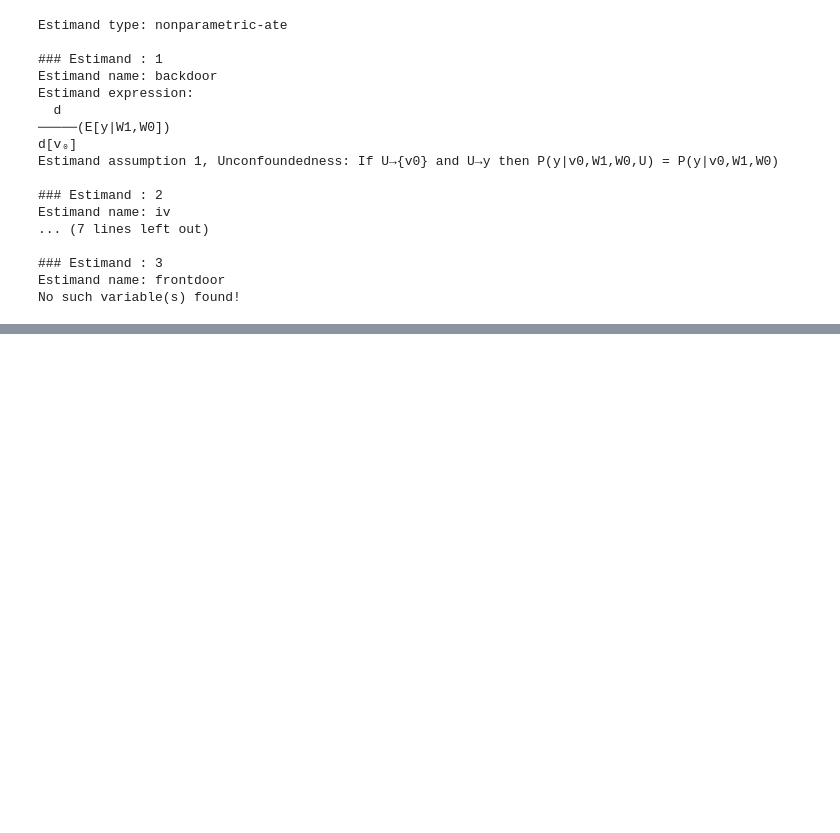
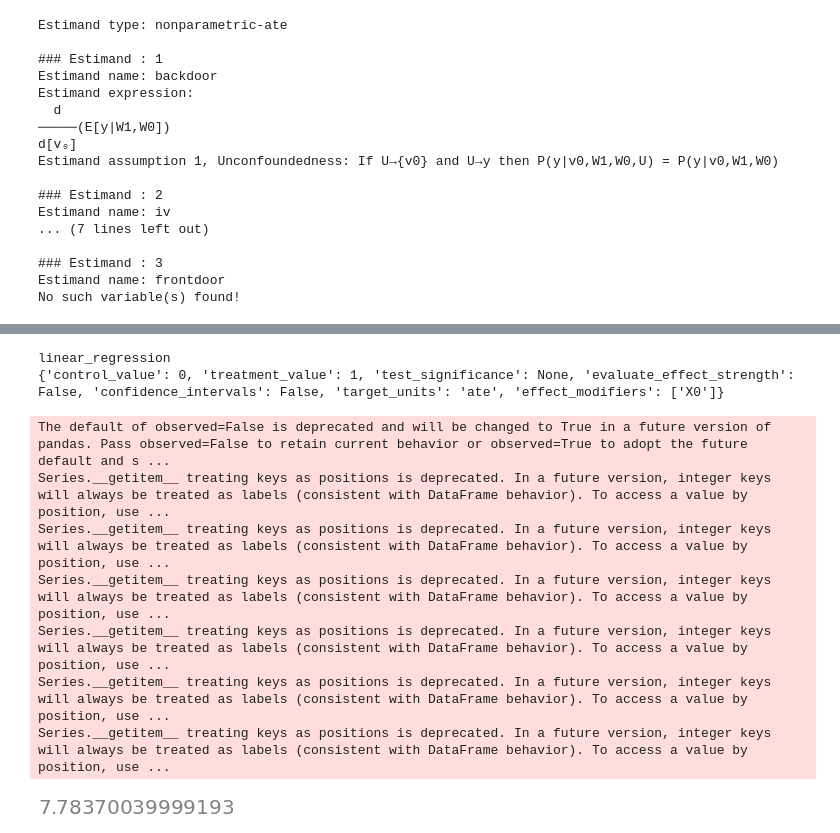
Before and after one commit to InHouse-Banana/Interview_Experimentation, a Jupyter notebook: causal_inference.ipynb, the cells around one changed output, grey strips where cells are left out. Cells and saved outputs as stored; diff of their text form; code cells hidden in the pictures; blank space fills up the shorter version.

Commit message:
push before test

```diff
--- a/causal_inference.ipynb
+++ b/causal_inference.ipynb
@@ -171,0 +172,14 @@ A column-vector y was passed when a 1d array was expected. Please change the sha
+# %%
+LR_estimate = model.estimate_effect(identified_estimand, method_name="backdoor.linear_regression")
+LR_estimate.value
+# %% [output]
+linear_regression
+{'control_value': 0, 'treatment_value': 1, 'test_significance': None, 'evaluate_effect_strength': False, 'confidence_intervals': False, 'target_units': 'ate', 'effect_modifiers': ['X0']}
+The default of observed=False is deprecated and will be changed to True in a future version of pandas. Pass observed=False to retain current behavior or observed=True to adopt the future default and s ...
+Series.__getitem__ treating keys as positions is deprecated. In a future version, integer keys will always be treated as labels (consistent with DataFrame behavior). To access a value by position, use ...
+Series.__getitem__ treating keys as positions is deprecated. In a future version, integer keys will always be treated as labels (consistent with DataFrame behavior). To access a value by position, use ...
+Series.__getitem__ treating keys as positions is deprecated. In a future version, integer keys will always be treated as labels (consistent with DataFrame behavior). To access a value by position, use ...
+Series.__getitem__ treating keys as positions is deprecated. In a future version, integer keys will always be treated as labels (consistent with DataFrame behavior). To access a value by position, use ...
+Series.__getitem__ treating keys as positions is deprecated. In a future version, integer keys will always be treated as labels (consistent with DataFrame behavior). To access a value by position, use ...
+Series.__getitem__ treating keys as positions is deprecated. In a future version, integer keys will always be treated as labels (consistent with DataFrame behavior). To access a value by position, use ...
+[figure, added]
```
Also changed, not shown: parts of 2 cells of this notebook, 4 other files.
